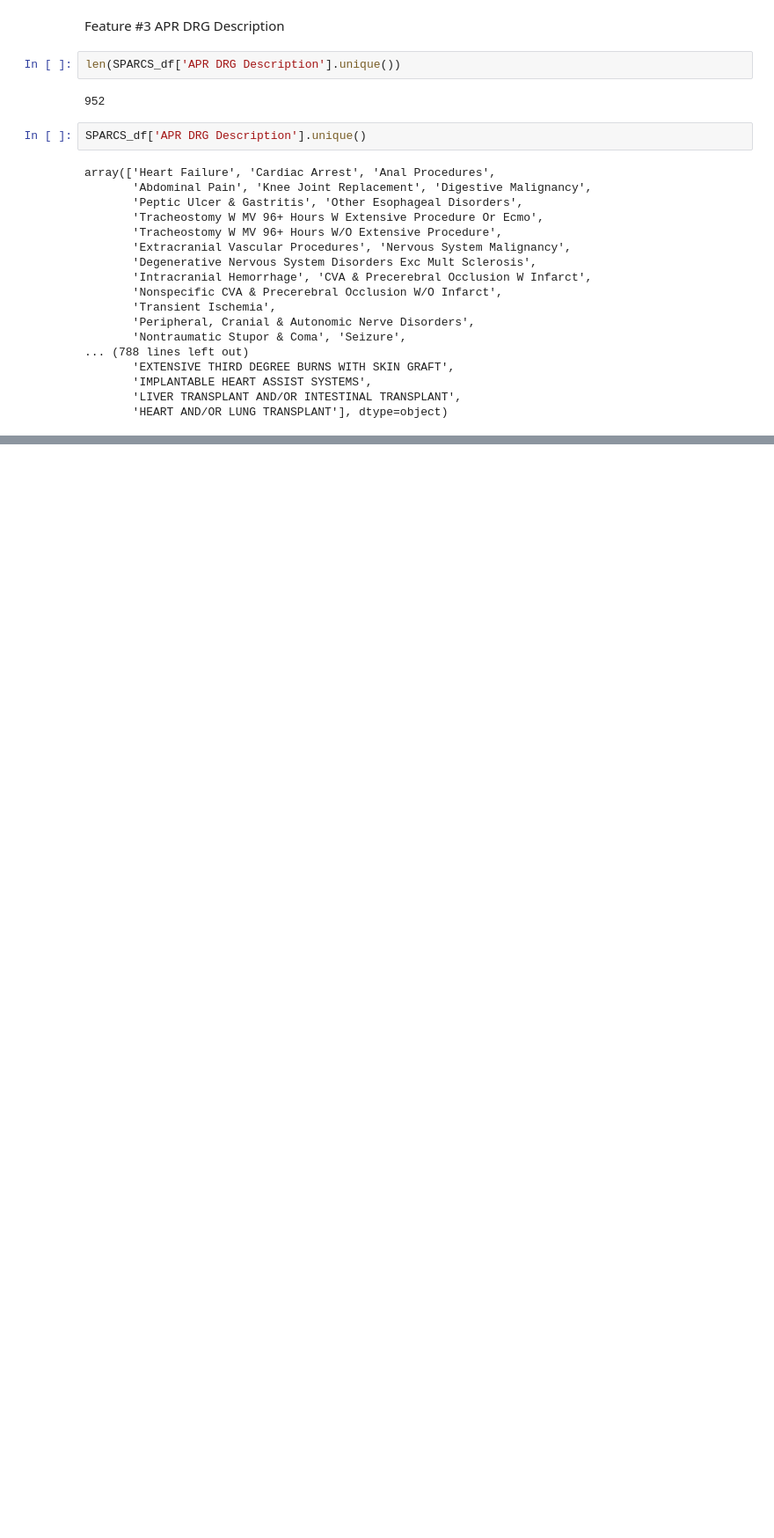
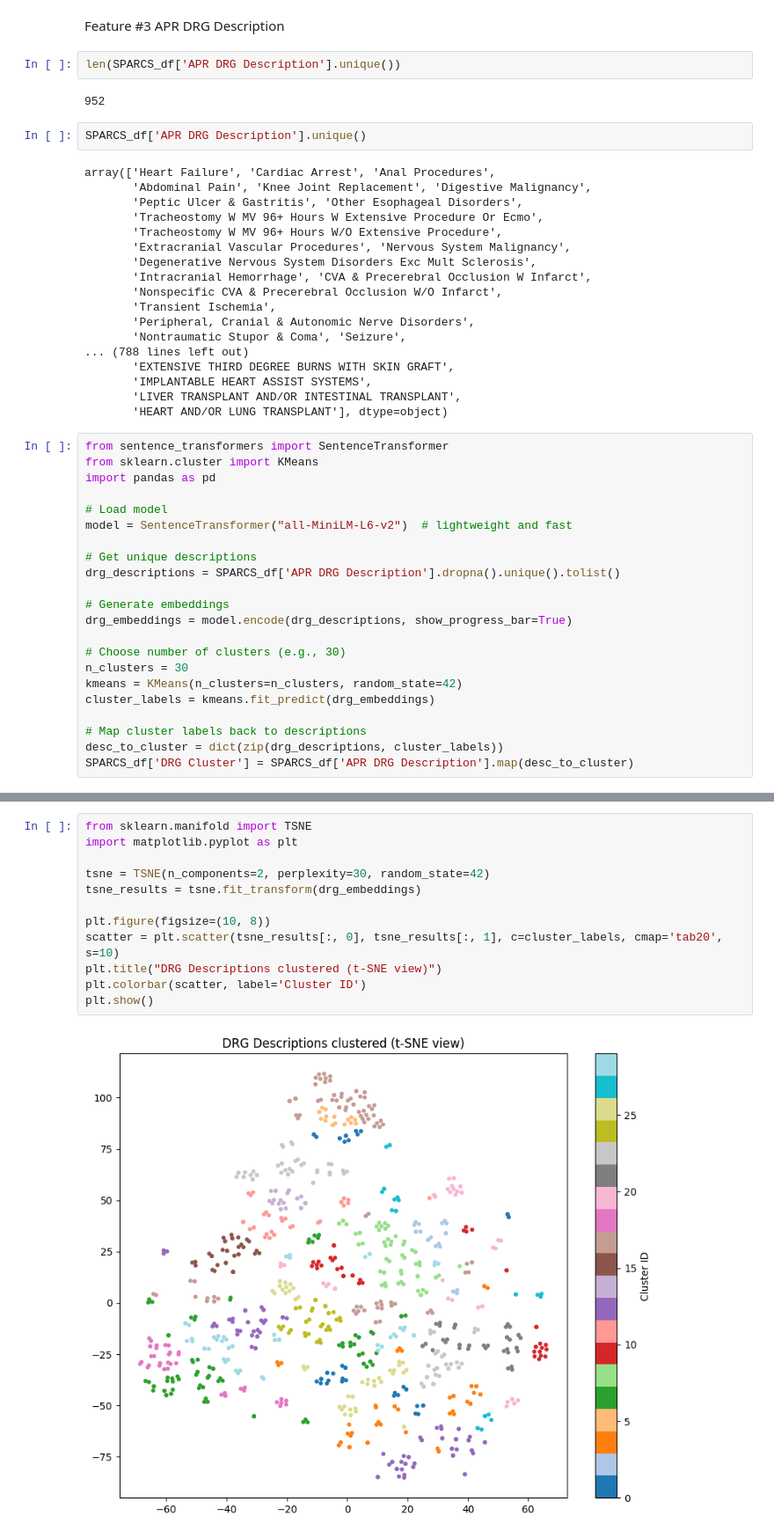
Before and after one commit to Khushin30/Healthcare-Cost-prediction, a Jupyter notebook: EDA.ipynb, the cells around one changed output, grey strips where cells are left out. Shown at 88% size. Saved outputs shown, nothing was run; the diff lists cells and outputs as text; blank space fills up the shorter version.

```diff
--- a/EDA.ipynb
+++ b/EDA.ipynb
@@ -352,3 +352,25 @@ array(['Heart Failure', 'Cardiac Arrest', 'Anal Procedures',
        'IMPLANTABLE HEART ASSIST SYSTEMS',
        'LIVER TRANSPLANT AND/OR INTESTINAL TRANSPLANT',
        'HEART AND/OR LUNG TRANSPLANT'], dtype=object)
+# %%
+from sentence_transformers import SentenceTransformer
+from sklearn.cluster import KMeans
+import pandas as pd
+
+# Load model
+model = SentenceTransformer("all-MiniLM-L6-v2")  # lightweight and fast
+
+# Get unique descriptions
+drg_descriptions = SPARCS_df['APR DRG Description'].dropna().unique().tolist()
+
+# Generate embeddings
+drg_embeddings = model.encode(drg_descriptions, show_progress_bar=True)
+
+# Choose number of clusters (e.g., 30)
+n_clusters = 30
+kmeans = KMeans(n_clusters=n_clusters, random_state=42)
+cluster_labels = kmeans.fit_predict(drg_embeddings)
+
+# Map cluster labels back to descriptions
+desc_to_cluster = dict(zip(drg_descriptions, cluster_labels))
+SPARCS_df['DRG Cluster'] = SPARCS_df['APR DRG Description'].map(desc_to_cluster)
@@ -354,0 +431,14 @@ array(['Heart Failure', 'Cardiac Arrest', 'Anal Procedures',
+# %%
+from sklearn.manifold import TSNE
+import matplotlib.pyplot as plt
+
+tsne = TSNE(n_components=2, perplexity=30, random_state=42)
+tsne_results = tsne.fit_transform(drg_embeddings)
+
+plt.figure(figsize=(10, 8))
+scatter = plt.scatter(tsne_results[:, 0], tsne_results[:, 1], c=cluster_labels, cmap='tab20', s=10)
+plt.title("DRG Descriptions clustered (t-SNE view)")
+plt.colorbar(scatter, label='Cluster ID')
+plt.show()
+# %% [output]
+[figure, added]
```
Also changed, not shown: parts of 5 cells of this notebook.
